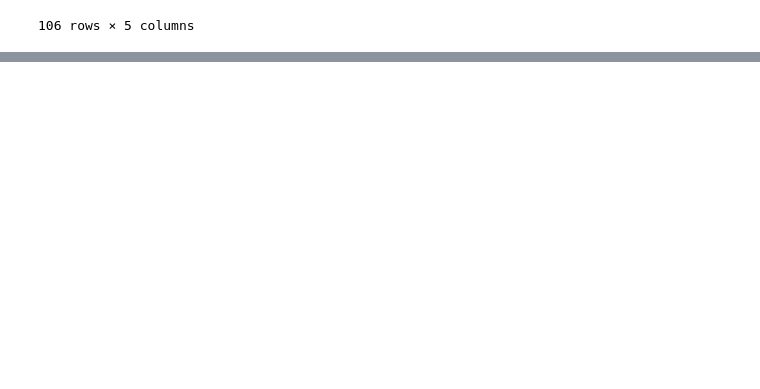
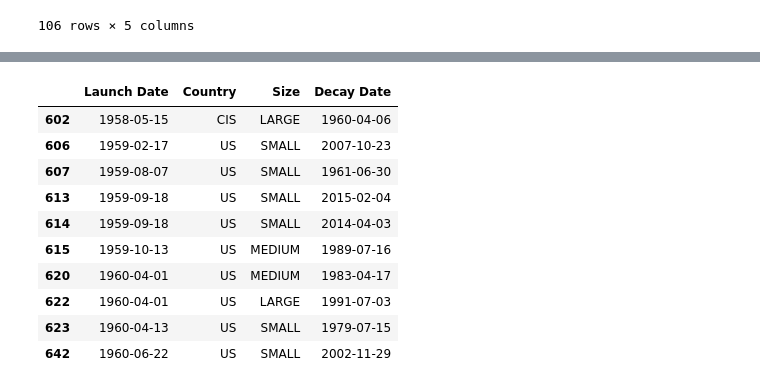
Before and after one commit to doublealogic/armageddon-neo-objects-space-junk, a Jupyter notebook: Data_Retrieval/space_track.ipynb, the cells around one changed output, grey strips where cells are left out. Saved outputs shown, nothing was run; the diff lists cells and outputs as text; code cells hidden in the pictures; blank space fills up the shorter version.

```diff
--- a/Data_Retrieval/space_track.ipynb
+++ b/Data_Retrieval/space_track.ipynb
@@ -82,0 +123,25 @@ decay_df
+# %%
+#Generate a summary statistics table
+launch_date = cleaned_launch_date_df["LAUNCH_DATE"]
+country_code = cleaned_launch_date_df["COUNTRY_CODE"]
+size = cleaned_launch_date_df["RCS_SIZE"]
+decay_date = cleaned_launch_date_df["DECAY_DATE"]
+#Create data frame
+summary_stats_df = pd.DataFrame({"Launch Date": launch_date,
+                                "Country": country_code,
+                                "Size": size,
+                                "Decay Date": decay_date})
+#print
+summary_stats_df.head(10)
+# %% [output]
+|  | Launch Date | Country | Size | Decay Date |
+| 602 | 1958-05-15 | CIS | LARGE | 1960-04-06 |
+| 606 | 1959-02-17 | US | SMALL | 2007-10-23 |
+| 607 | 1959-08-07 | US | SMALL | 1961-06-30 |
+| 613 | 1959-09-18 | US | SMALL | 2015-02-04 |
+| 614 | 1959-09-18 | US | SMALL | 2014-04-03 |
+| 615 | 1959-10-13 | US | MEDIUM | 1989-07-16 |
+| 620 | 1960-04-01 | US | MEDIUM | 1983-04-17 |
+| 622 | 1960-04-01 | US | LARGE | 1991-07-03 |
+| 623 | 1960-04-13 | US | SMALL | 1979-07-15 |
+| 642 | 1960-06-22 | US | SMALL | 2002-11-29 |
```
Also changed, not shown: parts of 2 cells of this notebook, 1 other file.
